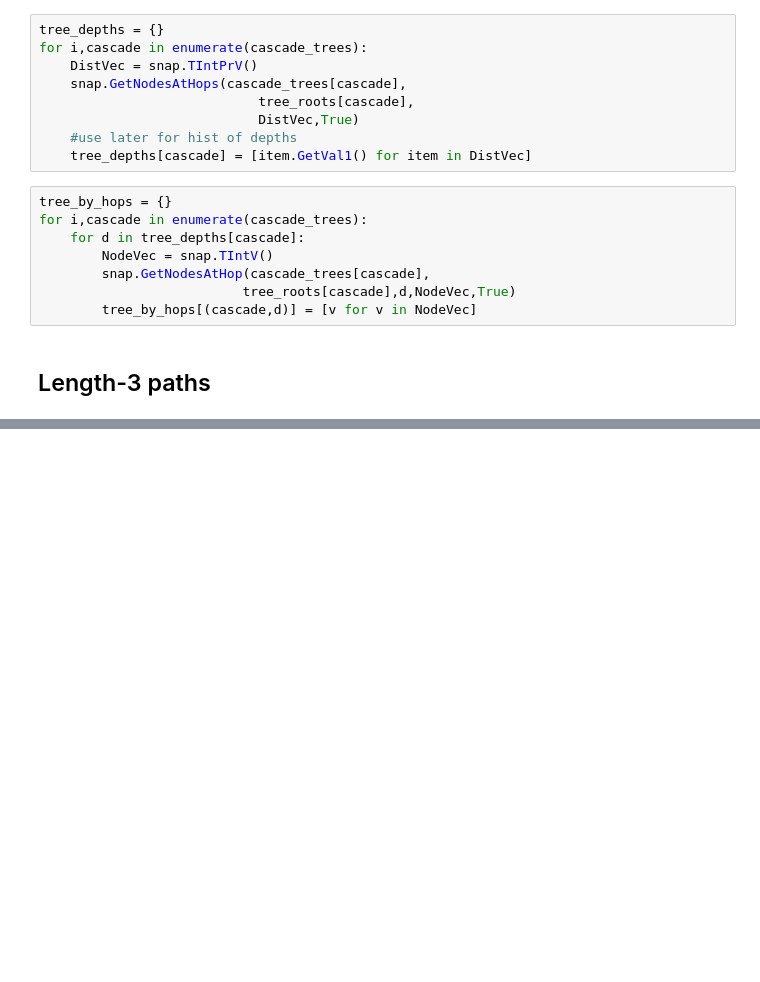
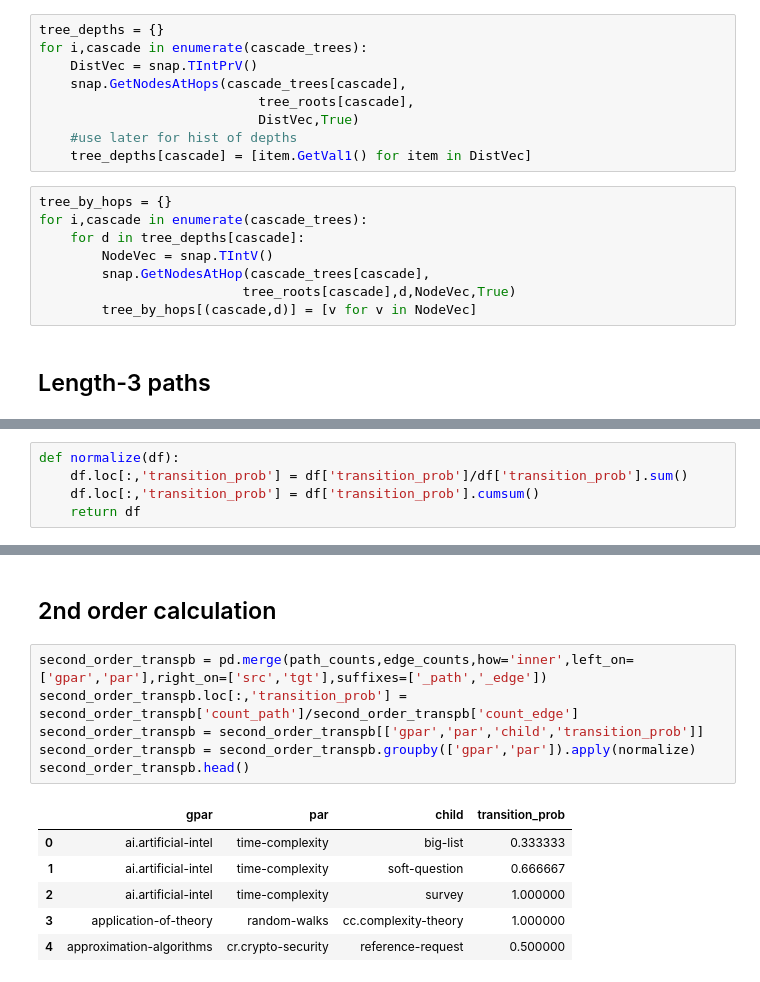
Before and after one commit to JoelDan192/ADVTopicsData, a Jupyter notebook: Cascades_by_user.ipynb, the cells around one changed output, grey strips where cells are left out. Cells and saved outputs as stored; diff of their text form; blank space fills up the shorter version.

```diff
--- a/Cascades_by_user.ipynb
+++ b/Cascades_by_user.ipynb
@@ -339,0 +373,5 @@ tagged_3_paths
+# %%
+def normalize(df):
+    df.loc[:,'transition_prob'] = df['transition_prob']/df['transition_prob'].sum()
+    df.loc[:,'transition_prob'] = df['transition_prob'].cumsum()
+    return df
@@ -339,0 +401,15 @@ tagged_3_paths
+# %% [markdown]
+## 2nd order calculation
+# %%
+second_order_transpb = pd.merge(path_counts,edge_counts,how='inner',left_on=['gpar','par'],right_on=['src','tgt'],suffixes=['_path','_edge'])
+second_order_transpb.loc[:,'transition_prob'] = second_order_transpb['count_path']/second_order_transpb['count_edge']
+second_order_transpb = second_order_transpb[['gpar','par','child','transition_prob']]
+second_order_transpb = second_order_transpb.groupby(['gpar','par']).apply(normalize)
+second_order_transpb.head()
+# %% [output]
+|  | gpar | par | child | transition_prob |
+| 0 | ai.artificial-intel | time-complexity | big-list | 0.333333 |
+| 1 | ai.artificial-intel | time-complexity | soft-question | 0.666667 |
+| 2 | ai.artificial-intel | time-complexity | survey | 1.000000 |
+| 3 | application-of-theory | random-walks | cc.complexity-theory | 1.000000 |
+| 4 | approximation-algorithms | cr.crypto-security | reference-request | 0.500000 |
```
Also changed, not shown: parts of 36 cells of this notebook.
